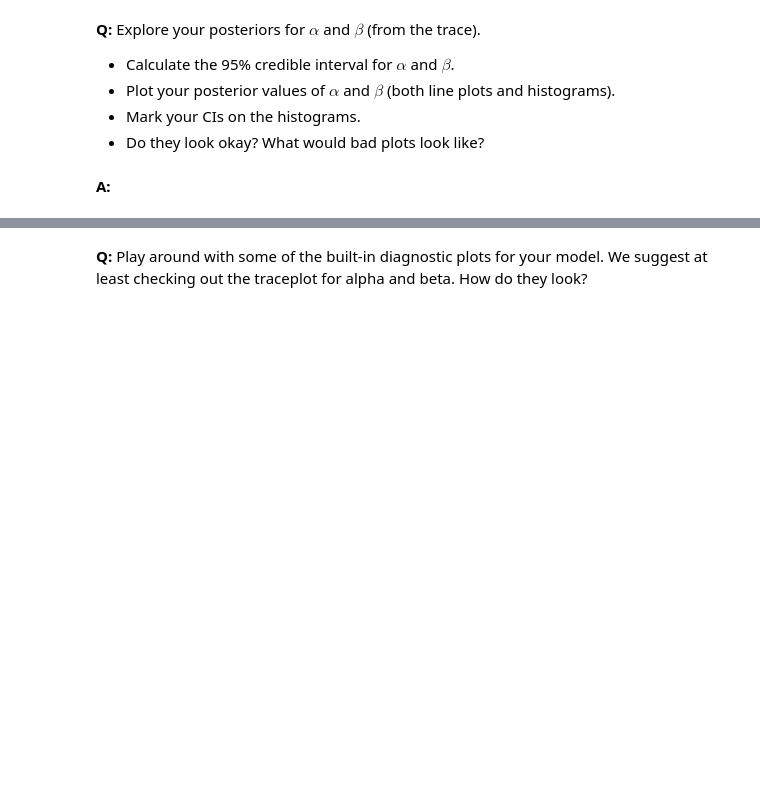
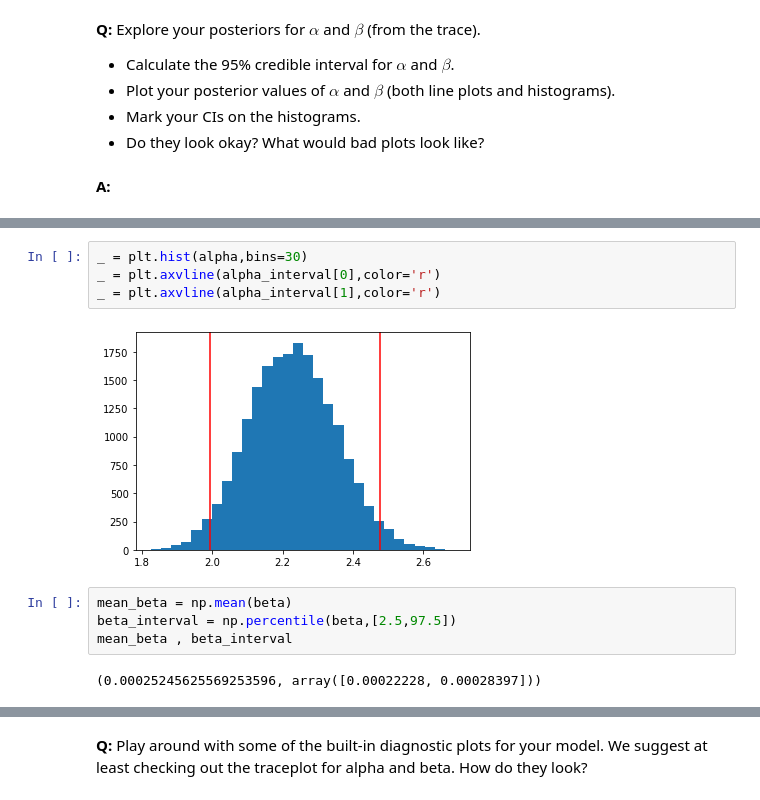
Before and after one commit to xandramichel/Springboard, a Jupyter notebook: MiniProjects/8.3 Bayesian Stats/inferential_statistics_3-Q.ipynb, the cells around one changed output, grey strips where cells are left out. Cells and saved outputs as stored; diff of their text form; blank space fills up the shorter version.

```diff
--- a/MiniProjects/8.3 Bayesian Stats/inferential_statistics_3-Q.ipynb
+++ b/MiniProjects/8.3 Bayesian Stats/inferential_statistics_3-Q.ipynb
@@ -98,0 +137,12 @@ __A:__
+# %%
+_ = plt.hist(alpha,bins=30)
+_ = plt.axvline(alpha_interval[0],color='r')
+_ = plt.axvline(alpha_interval[1],color='r')
+# %% [output]
+[figure, added]
+# %%
+mean_beta = np.mean(beta)
+beta_interval = np.percentile(beta,[2.5,97.5])
+mean_beta , beta_interval
+# %% [output]
+(0.00025245625569253596, array([0.00022228, 0.00028397]))
```
Also changed, not shown: parts of 17 cells of this notebook, 1 other file.
